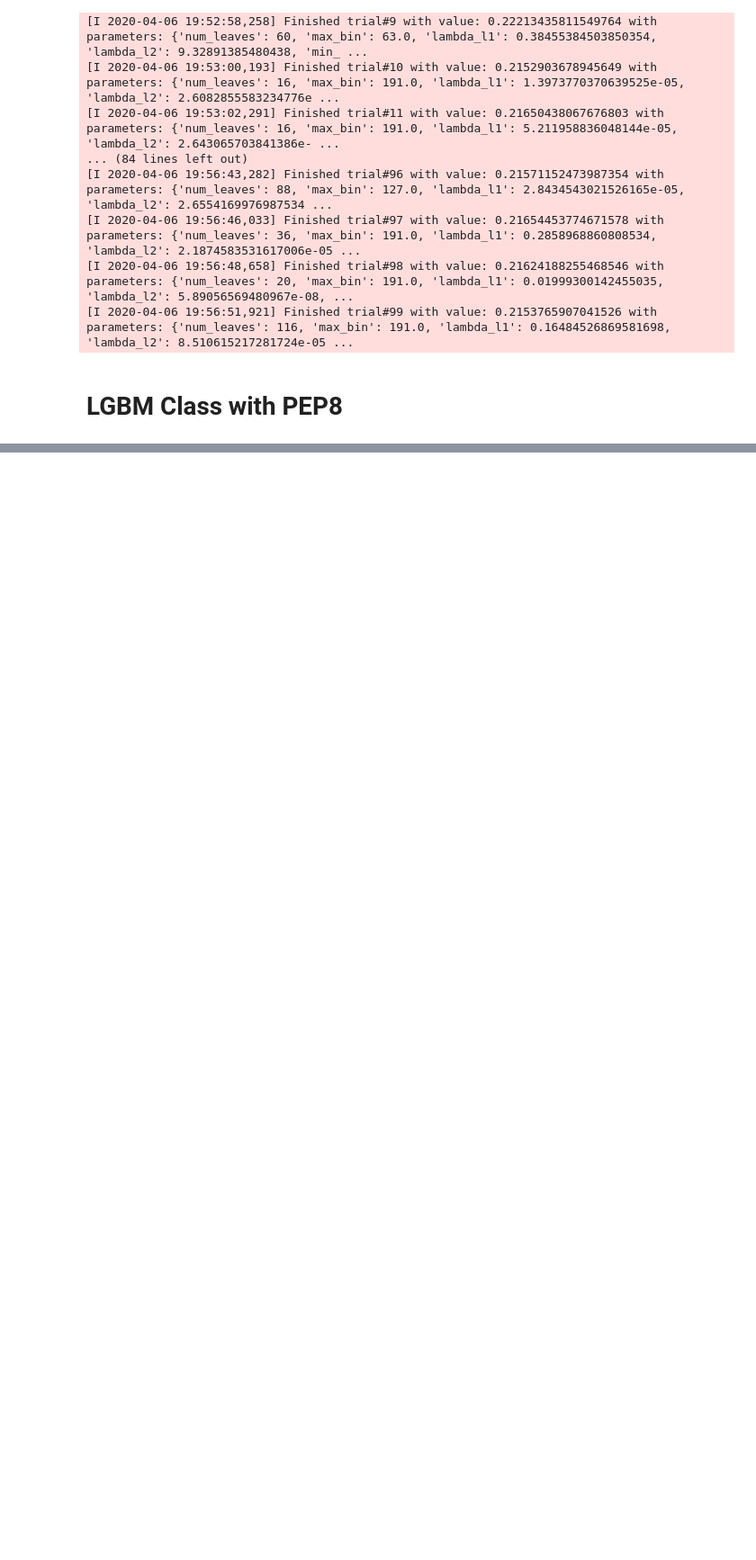
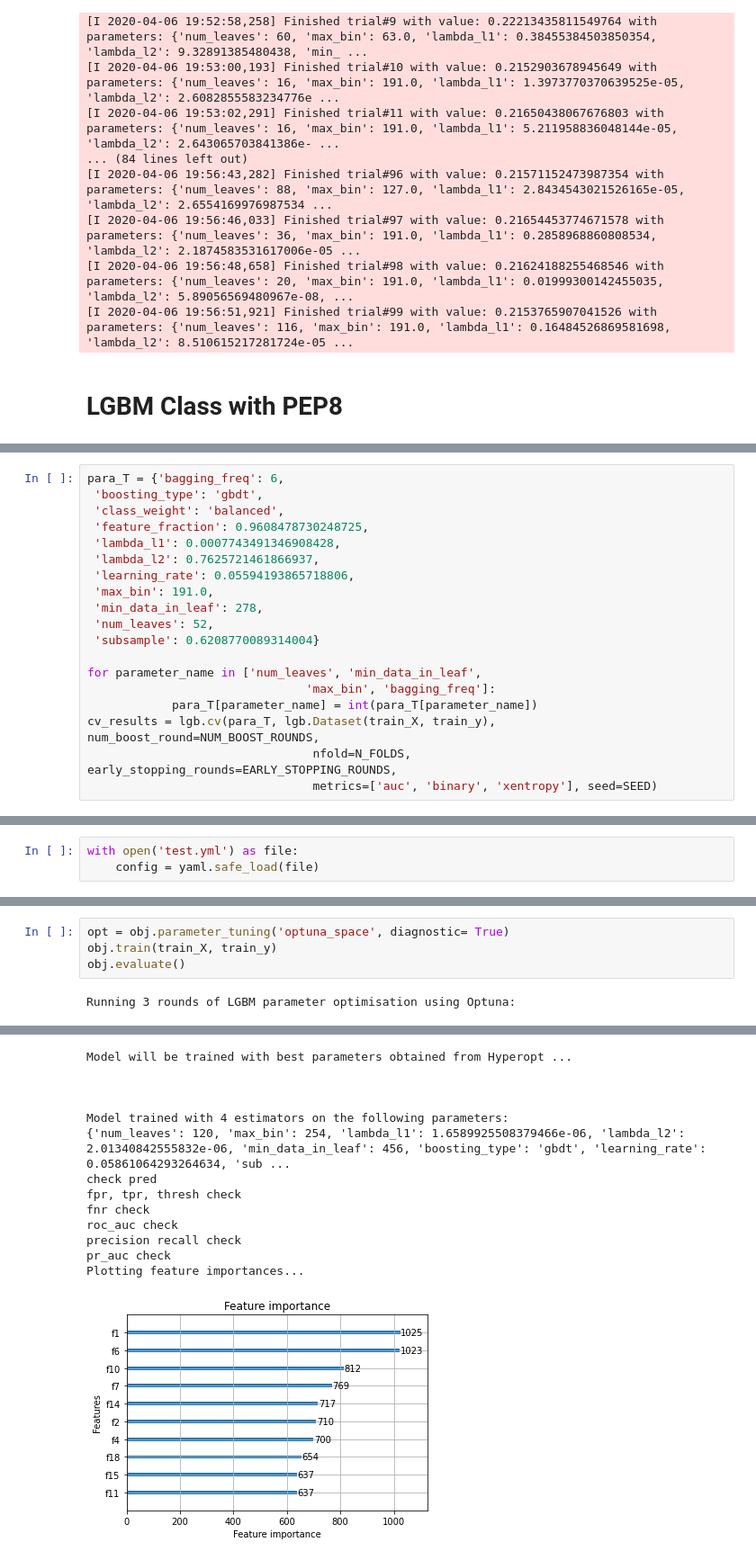
Before and after one commit to kshitijmamgain/ML-optimizations, a Jupyter notebook: notebooks/LGBM_Class.ipynb, the cells around one changed output, grey strips where cells are left out. Shown at 90% size. Saved outputs shown, nothing was run; the diff lists cells and outputs as text; blank space fills up the shorter version.

```diff
--- a/notebooks/LGBM_Class.ipynb
+++ b/notebooks/LGBM_Class.ipynb
@@ -1011,0 +989,19 @@ Setting feature_perturbation = "tree_path_dependent" because no background data
+# %%
+para_T = {'bagging_freq': 6,
+ 'boosting_type': 'gbdt',
+ 'class_weight': 'balanced',
+ 'feature_fraction': 0.9608478730248725,
+ 'lambda_l1': 0.0007743491346908428,
+ 'lambda_l2': 0.7625721461866937,
+ 'learning_rate': 0.05594193865718806,
+ 'max_bin': 191.0,
+ 'min_data_in_leaf': 278,
+ 'num_leaves': 52,
+ 'subsample': 0.6208770089314004}
+
+for parameter_name in ['num_leaves', 'min_data_in_leaf',
+                               'max_bin', 'bagging_freq']:
+            para_T[parameter_name] = int(para_T[parameter_name])
+cv_results = lgb.cv(para_T, lgb.Dataset(train_X, train_y), num_boost_round=NUM_BOOST_ROUNDS,
+                                nfold=N_FOLDS, early_stopping_rounds=EARLY_STOPPING_ROUNDS,
+                                metrics=['auc', 'binary', 'xentropy'], seed=SEED)
@@ -1011,0 +1051,3 @@ Setting feature_perturbation = "tree_path_dependent" because no background data
+# %%
+with open('test.yml') as file:
+    config = yaml.safe_load(file)
@@ -1011,0 +1523,6 @@ Setting feature_perturbation = "tree_path_dependent" because no background data
+# %%
+opt = obj.parameter_tuning('optuna_space', diagnostic= True)
+obj.train(train_X, train_y)
+obj.evaluate()
+# %% [output]
+Running 3 rounds of LGBM parameter optimisation using Optuna:
@@ -1011,0 +1532,14 @@ Setting feature_perturbation = "tree_path_dependent" because no background data
+Model will be trained with best parameters obtained from Hyperopt ...
+
+
+
+Model trained with 4 estimators on the following parameters:
+{'num_leaves': 120, 'max_bin': 254, 'lambda_l1': 1.6589925508379466e-06, 'lambda_l2': 2.01340842555832e-06, 'min_data_in_leaf': 456, 'boosting_type': 'gbdt', 'learning_rate': 0.05861064293264634, 'sub ...
+check pred
+fpr, tpr, thresh check
+fnr check
+roc_auc check
+precision recall check
+pr_auc check
+Plotting feature importances...
+[figure, added]
```
Also changed, not shown: parts of 65 cells of this notebook, 1 other file.
